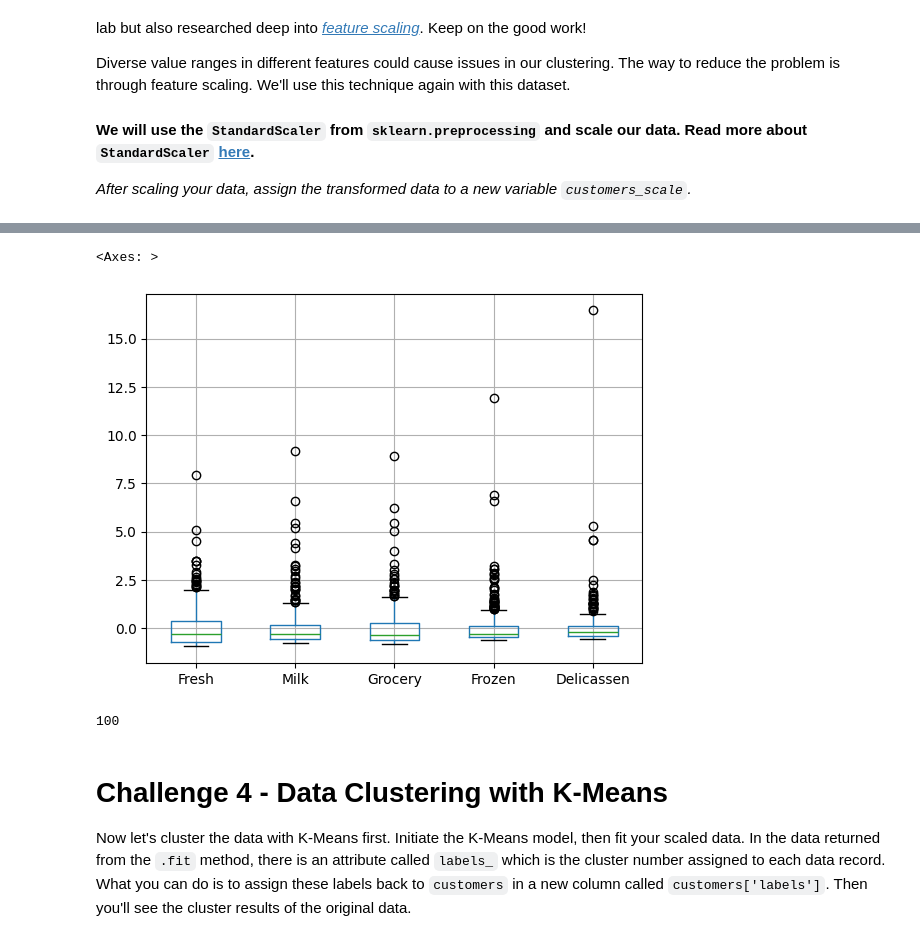
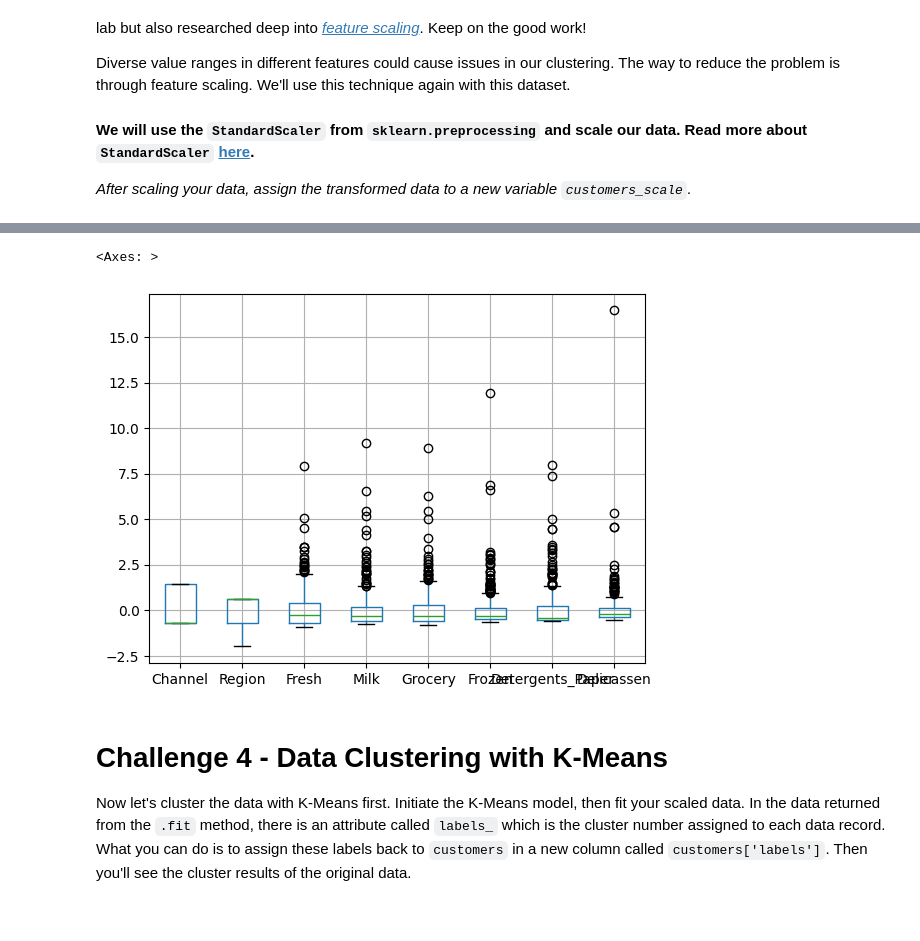
Before and after one commit to ironhack-labs/lab-unsupervised-learning-en, a Jupyter notebook: your-code/main.ipynb, the cells around one changed output, grey strips where cells are left out. Saved outputs shown, nothing was run; the diff lists cells and outputs as text; code cells hidden in the pictures.

Commit message:
Add answers to the challenges

```diff
--- a/your-code/main.ipynb
+++ b/your-code/main.ipynb
@@ -64,0 +27,6 @@ print(wholesale_customers.variables)
+# %%
+# loading the data: Wholesale customers data
+
+df = pd.read_csv("../data/Wholesale customers data.csv")
+
+df.head()
@@ -257,3 +205,8 @@ X = X.drop(["Detergents_Paper", "Channel"], axis=1)
+# %%
+
+# I won't drop Detergents so I can run the challenge 6 later
+# clean_df =df.drop(["Detergents_Paper"], axis=1)
+clean_df =df
 # %% [markdown]
 **Comments:**
 
@@ -309,0 +246,4 @@ X_scaled
+# %%
+customers_scale = (clean_df - clean_df.mean())/clean_df.std()
+
+customers_scale
@@ -310,8 +264,8 @@ X_scaled
 # %%
-X_scaled.boxplot()
+customers_scale.boxplot()
 # %% [output]
 <Axes: >
-[figure, old version]
+[figure, new version]
 # %%
 # Removing Outliers
 
@@ -330,8 +284,6 @@ customers_scale = cleaned
 # %%
-N_outliers = X_scaled.shape[0] - cleaned.shape[0]
-N_outliers
+# N_outliers = customers_scale.shape[0] - customers_no_outliers.shape[0]
+# N_outliers
-# %% [output]
-100
 # %% [markdown]
 # Challenge 4 - Data Clustering with K-Means
 
```
Also changed, not shown: parts of 44 cells of this notebook, 1 other file.
